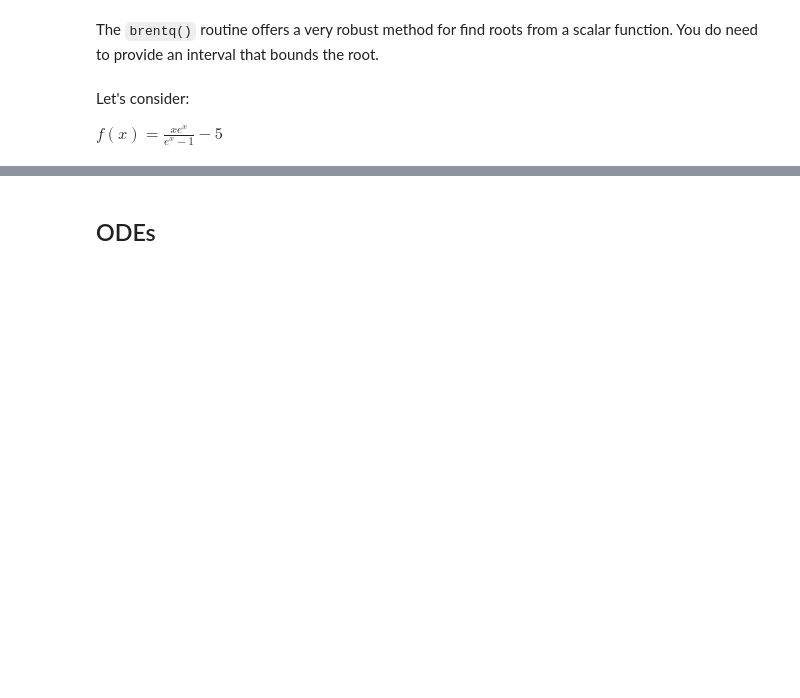
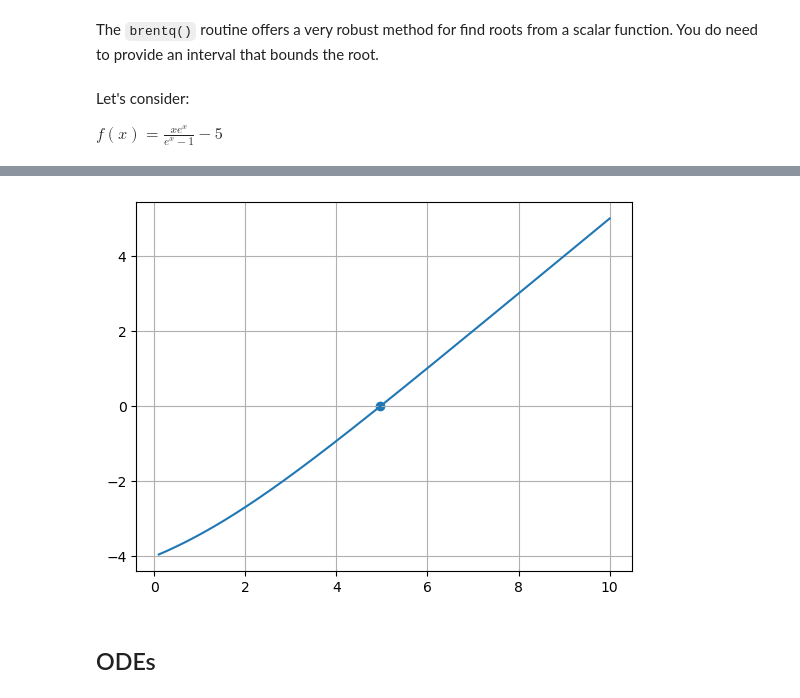
Before and after one commit to sbu-python-class/python-science, a Jupyter notebook: content/05-scipy/scipy-basics.ipynb, the cells around one changed output, grey strips where cells are left out. Drawn from its saved outputs; the diff is of its cells as text; code cells hidden in the pictures; blank space fills up the shorter version.

```diff
--- a/content/05-scipy/scipy-basics.ipynb
+++ b/content/05-scipy/scipy-basics.ipynb
@@ -233,8 +304,11 @@ print(r.converged)
 # %%
 x = np.linspace(0.1, 10.0, 1000)
 fig, ax = plt.subplots()
 ax.plot(x, f(x))
-ax.plot(np.array([root]), np.array([f(root)]), 'ro')
+ax.scatter(np.array([root]), np.array([f(root)]))
+ax.grid()
+# %% [output]
+[figure, added]
 # %% [markdown]
 ## ODEs
 # %% [markdown]
```
Also changed, not shown: parts of 59 cells of this notebook.
